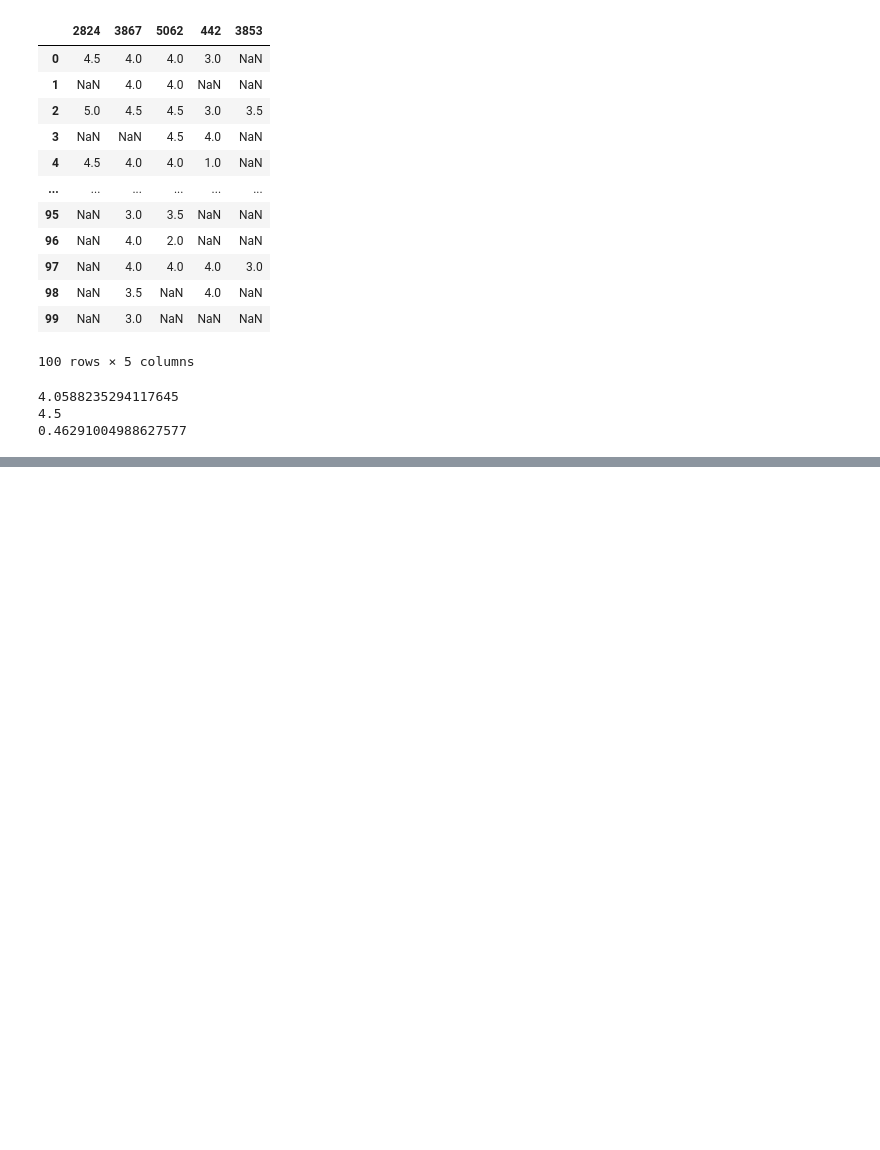
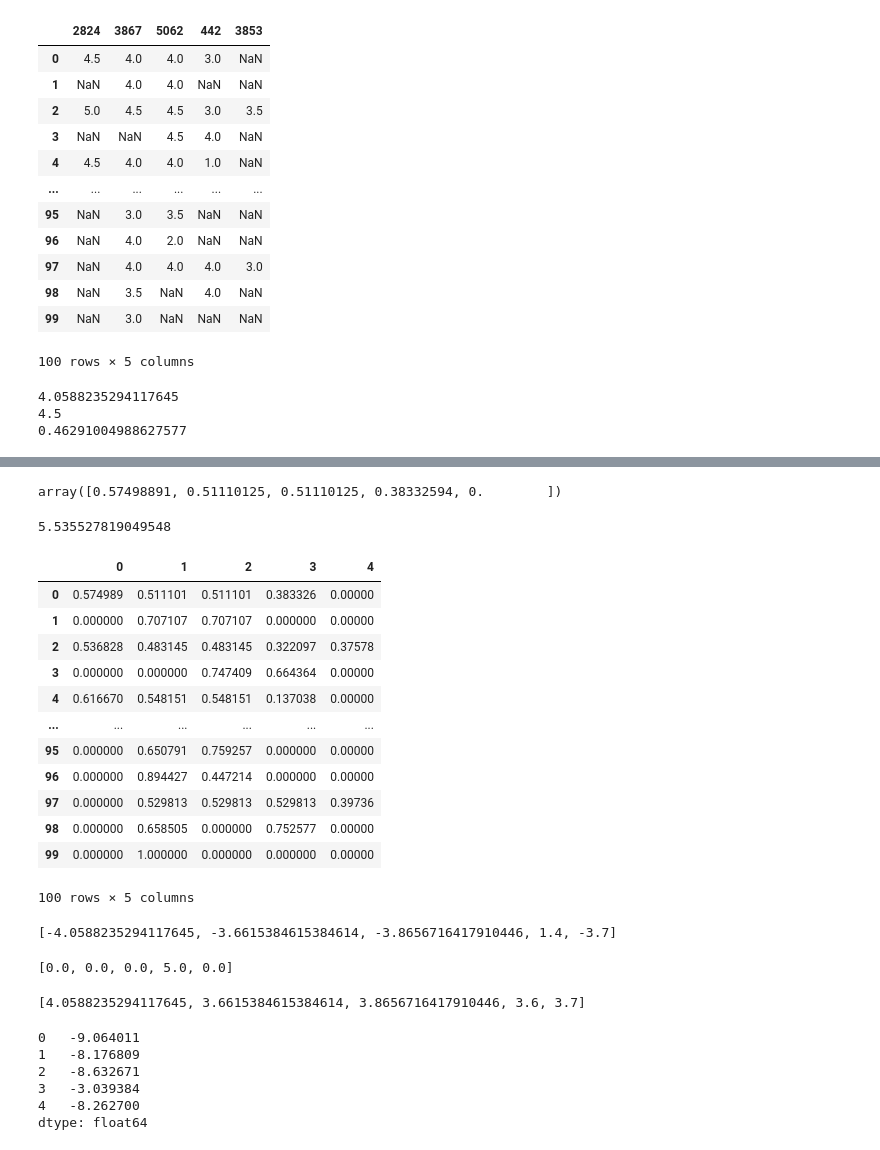
Before and after one commit to ali-d-nasseri/Recommender-System, a Jupyter notebook: Coursera Notes/Coursera project.ipynb, the cells around one changed output, grey strips where cells are left out. Drawn from its saved outputs; the diff is of its cells as text; code cells hidden in the pictures; blank space fills up the shorter version.

```diff
--- a/Coursera Notes/Coursera project.ipynb
+++ b/Coursera Notes/Coursera project.ipynb
@@ -360,0 +536,8 @@ nan
+# %%
+from sklearn import preprocessing
+import numpy as np
+x_array = np.array([2,3,5,6,7,4,8,7,6])
+normalized_arr = preprocessing.normalize(df_3712_ratings_fillzero)
+normalized_arr[0]
+# %% [output]
+array([0.57498891, 0.51110125, 0.51110125, 0.38332594, 0.        ])
@@ -360,0 +551,46 @@ nan
+# %%
+( s* normalized_arr[50]).sum()/normalized_arr[50].sum() + 4.5
+# %% [output]
+5.535527819049548
+# %%
+
+pd.DataFrame(normalized_arr)
+# %% [output]
+|  | 0 | 1 | 2 | 3 | 4 |
+| 0 | 0.574989 | 0.511101 | 0.511101 | 0.383326 | 0.00000 |
+| 1 | 0.000000 | 0.707107 | 0.707107 | 0.000000 | 0.00000 |
+| 2 | 0.536828 | 0.483145 | 0.483145 | 0.322097 | 0.37578 |
+| 3 | 0.000000 | 0.000000 | 0.747409 | 0.664364 | 0.00000 |
+| 4 | 0.616670 | 0.548151 | 0.548151 | 0.137038 | 0.00000 |
+| ... | ... | ... | ... | ... | ... |
+| 95 | 0.000000 | 0.650791 | 0.759257 | 0.000000 | 0.00000 |
+| 96 | 0.000000 | 0.894427 | 0.447214 | 0.000000 | 0.00000 |
+| 97 | 0.000000 | 0.529813 | 0.529813 | 0.529813 | 0.39736 |
+| 98 | 0.000000 | 0.658505 | 0.000000 | 0.752577 | 0.00000 |
+| 99 | 0.000000 | 1.000000 | 0.000000 | 0.000000 | 0.00000 |
+100 rows × 5 columns
+# %%
+l = list(df_3712_ratings_fillzero.iloc[55])
+sum_diff_weight = []
+for j in range(5):
+        sum_diff_weight.append((l[j]-mean_neighbors[j]))
+sum_diff_weight
+# %% [output]
+[-4.0588235294117645, -3.6615384615384614, -3.8656716417910446, 1.4, -3.7]
+# %%
+l
+# %% [output]
+[0.0, 0.0, 0.0, 5.0, 0.0]
+# %%
+mean_neighbors
+# %% [output]
+[4.0588235294117645, 3.6615384615384614, 3.8656716417910446, 3.6, 3.7]
+# %%
+pd.Series(l)-pd.Series(mean_neighbors)*normalized_arr[50].sum()
+# %% [output]
+0   -9.064011
+1   -8.176809
+2   -8.632671
+3   -3.039384
+4   -8.262700
+dtype: float64
```
Also changed, not shown: parts of 29 cells of this notebook.
